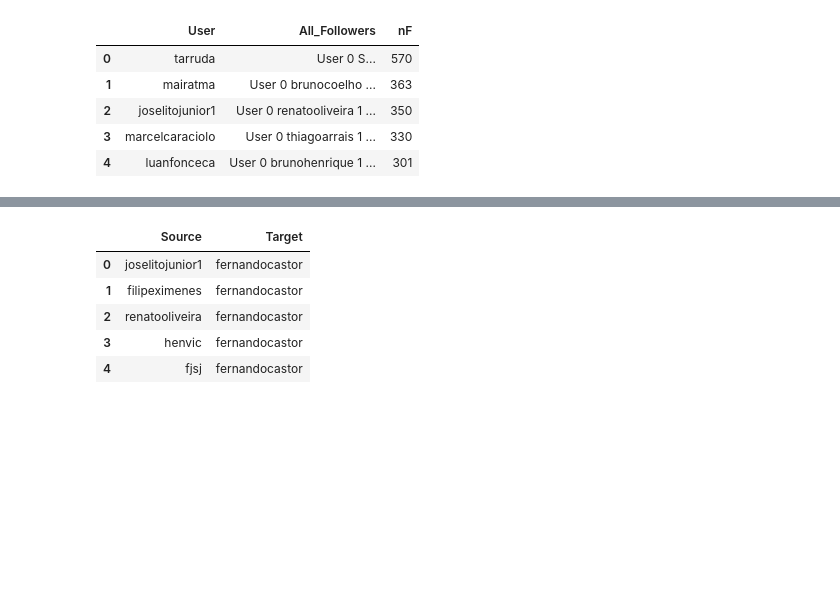
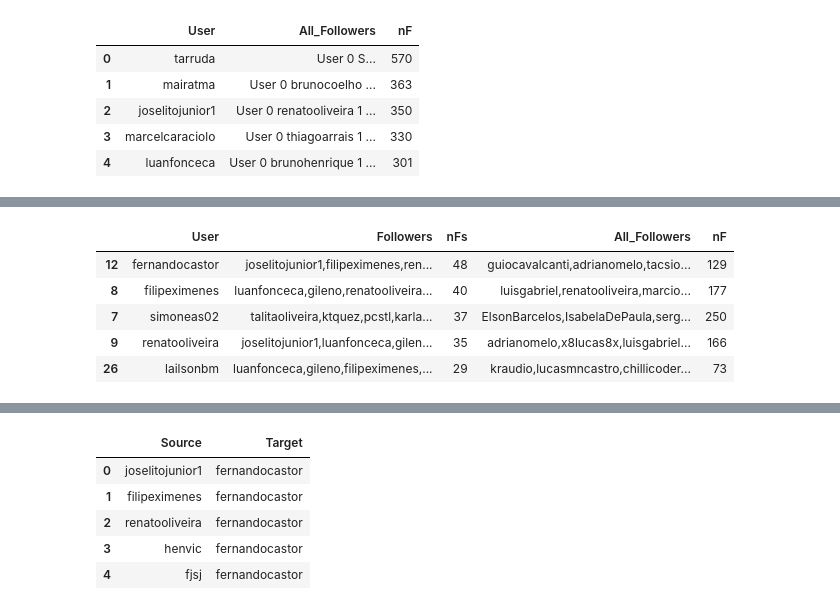
Before and after one commit to Drez3a/CONETVIS-visualizacao-2018-1, a Jupyter notebook: data/github_users_graph.ipynb, the cells around one changed output, grey strips where cells are left out. Saved outputs shown, nothing was run; the diff lists cells and outputs as text; code cells hidden in the pictures; blank space fills up the shorter version.

```diff
--- a/data/github_users_graph.ipynb
+++ b/data/github_users_graph.ipynb
@@ -58,2 +71,14 @@ gh_users_Followers.head()
+# %%
+gh_users_Followers['Followers'] = gh_users_Followers['Followers'].apply(lambda x: x.apply(','.join))
+gh_users_Followers['All_Followers'] = gh_users_Followers['All_Followers'].apply(lambda x: x.apply(','.join))
+
+gh_users_Followers.head()
+# %% [output]
+|  | User | Followers | nFs | All_Followers | nF |
+| 12 | fernandocastor | joselitojunior1,filipeximenes,ren... | 48 | guiocavalcanti,adrianomelo,tacsio... | 129 |
+| 8 | filipeximenes | luanfonceca,gileno,renatooliveira... | 40 | luisgabriel,renatooliveira,marcio... | 177 |
+| 7 | simoneas02 | talitaoliveira,ktquez,pcstl,karla... | 37 | ElsonBarcelos,IsabelaDePaula,serg... | 250 |
+| 9 | renatooliveira | joselitojunior1,luanfonceca,gilen... | 35 | adrianomelo,x8lucas8x,luisgabriel... | 166 |
+| 26 | lailsonbm | luanfonceca,gileno,filipeximenes,... | 29 | kraudio,lucasmncastro,chillicoder... | 73 |
 # %%
 # todos os usuarios recifenses (nem todos serao considerados como nos do graph - ver Parte 2)
```
Also changed, not shown: parts of 8 cells of this notebook, 11 other files.
